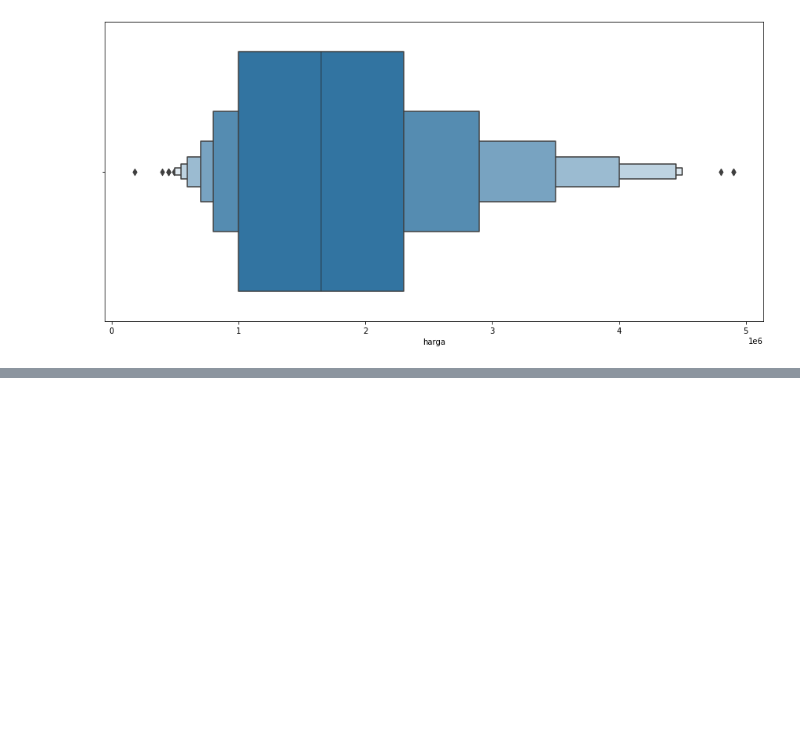
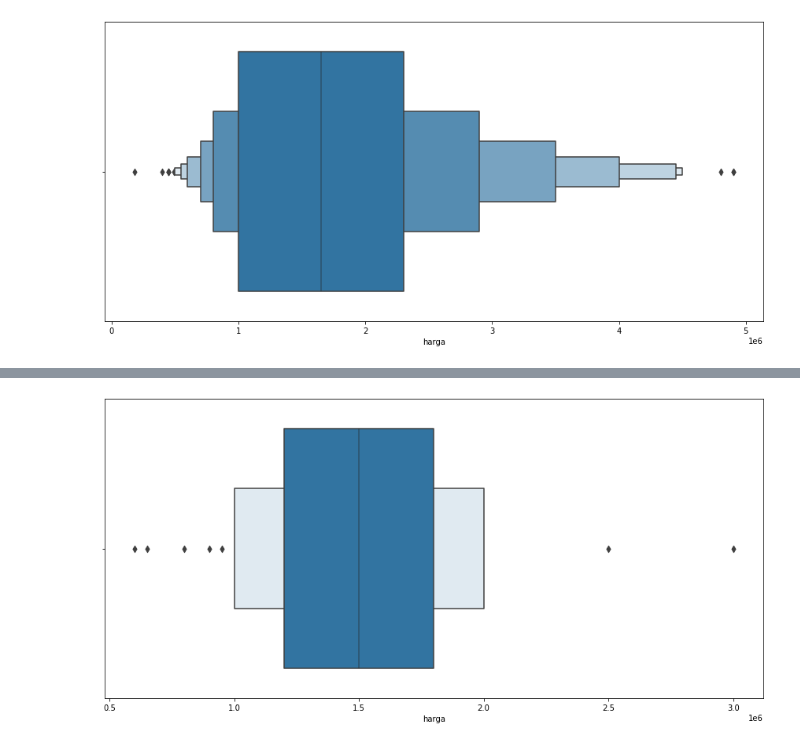
Before and after one commit to IrfanChairurrachman/scrapper, a Jupyter notebook: sewakost_scrapper.ipynb, the cells around one changed output, grey strips where cells are left out. Saved outputs shown, nothing was run; the diff lists cells and outputs as text; code cells hidden in the pictures; blank space fills up the shorter version.

```diff
--- a/sewakost_scrapper.ipynb
+++ b/sewakost_scrapper.ipynb
@@ -259,0 +380,5 @@ sns.boxenplot(x=df['harga']);
+# %%
+plt.figure(figsize=(15,7))
+sns.boxenplot(x=wifi_ac['harga']);
+# %% [output]
+[figure, added]
```
Also changed, not shown: parts of 17 cells of this notebook.
